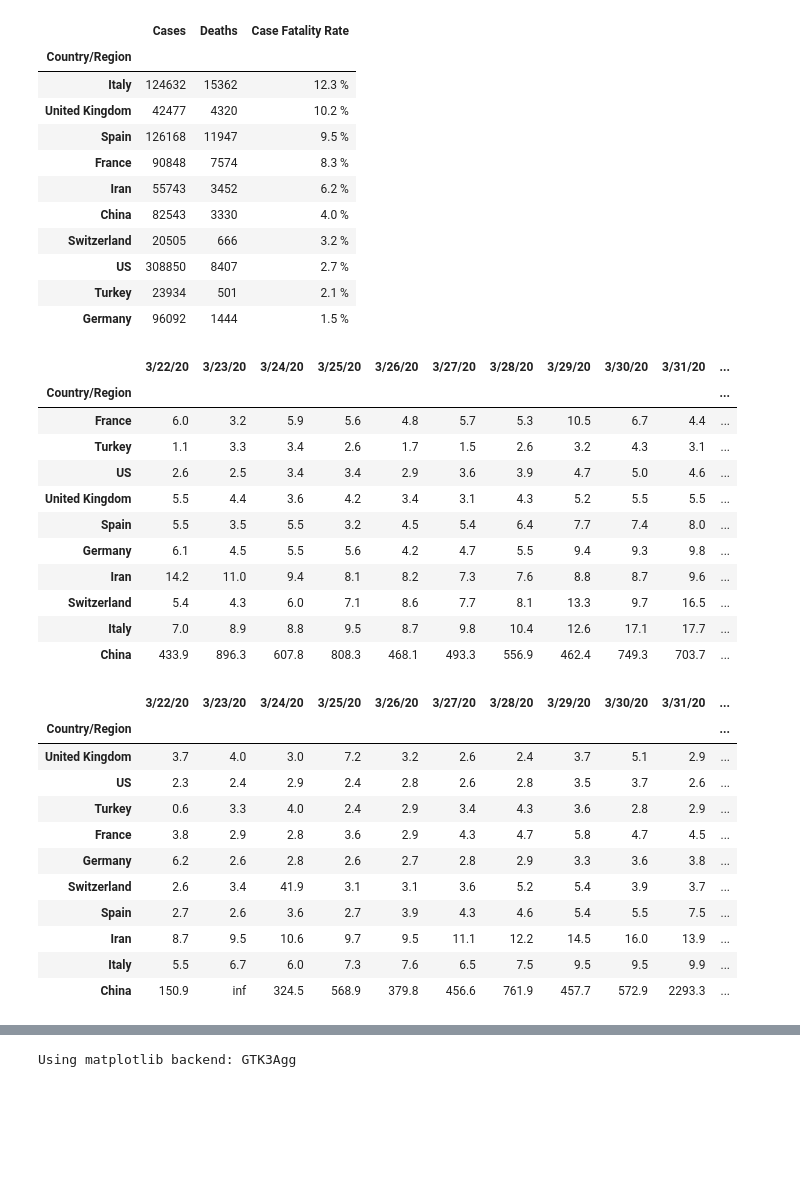
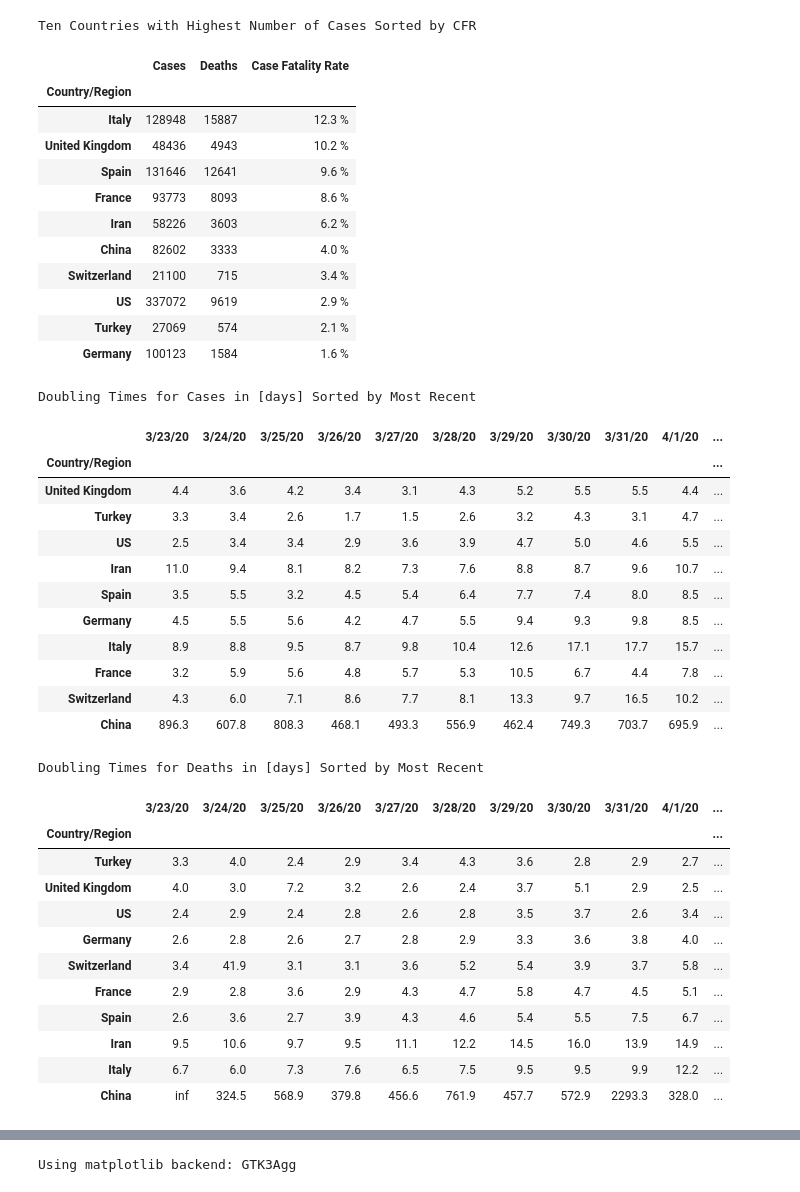
Before and after one commit to caseyjamesdavis/covid19-numbers, a Jupyter notebook: covid 19 numbers GLOBAL.ipynb, the cells around one changed output, grey strips where cells are left out. Cells and saved outputs as stored; diff of their text form; code cells hidden in the pictures; blank space fills up the shorter version.

```diff
--- a/covid 19 numbers GLOBAL.ipynb
+++ b/covid 19 numbers GLOBAL.ipynb
@@ -92,60 +95,63 @@ calc['Case Fatality Rate'] =  (calc['Deaths'] / calc['Cases']) * 100.0
 calc = calc.sort_values(by=['Case Fatality Rate'], ascending=False)
 
 # calc.style.bar(subset=['Cases'], align='left', color=['orange']).bar(subset=['Deaths'], align='left', color=['red']).format("{: .1f}")
-calc.style.bar(subset=['Cases'], align='left', color=['moccasin']).bar(subset=['Deaths'], align='left', color=['lightcoral']).format({"Case Fatality Rate": "{:5,.1f} %",})
+calc.style.bar(subset=['Cases'], align='left', color=['moccasin']).bar(subset=['Deaths'], align='left', color=['lightcoral']).format({"Case Fatality Rate": "{:5,.1f} %",}).set_caption("Ten Countries with Highest Number of Cases Sorted by CFR")
 # %% [output]
+Ten Countries with Highest Number of Cases Sorted by CFR
 |  | Cases | Deaths | Case Fatality Rate |
 | Country/Region |  |  |  |
-| Italy | 124632 | 15362 | 12.3 % |
-| United Kingdom | 42477 | 4320 | 10.2 % |
-| Spain | 126168 | 11947 | 9.5 % |
-| France | 90848 | 7574 | 8.3 % |
-| Iran | 55743 | 3452 | 6.2 % |
-| China | 82543 | 3330 | 4.0 % |
-| Switzerland | 20505 | 666 | 3.2 % |
-| US | 308850 | 8407 | 2.7 % |
-| Turkey | 23934 | 501 | 2.1 % |
-| Germany | 96092 | 1444 | 1.5 % |
+| Italy | 128948 | 15887 | 12.3 % |
+| United Kingdom | 48436 | 4943 | 10.2 % |
+| Spain | 131646 | 12641 | 9.6 % |
+| France | 93773 | 8093 | 8.6 % |
+| Iran | 58226 | 3603 | 6.2 % |
+| China | 82602 | 3333 | 4.0 % |
+| Switzerland | 21100 | 715 | 3.4 % |
+| US | 337072 | 9619 | 2.9 % |
+| Turkey | 27069 | 574 | 2.1 % |
+| Germany | 100123 | 1584 | 1.6 % |
 # %%
 cases_doubling_time = ln(2)/ln(1 + cases.loc[top_ten,:].pct_change(axis='columns'))
 cases_doubling_time = cases_doubling_time.loc[ :, cases.columns[-14:] ]
 
 cases_doubling_time = cases_doubling_time.sort_values(by=[cases_doubling_time.columns[-1]])
 
-cases_doubling_time.style.background_gradient(cmap='Greens', vmin=1.0, vmax=14.0).format("{:.1f}")
+cases_doubling_time.style.background_gradient(cmap='Greens', vmin=1.0, vmax=14.0).format("{:.1f}").set_caption("Doubling Times for Cases in [days] Sorted by Most Recent")
 # %% [output]
+Doubling Times for Cases in [days] Sorted by Most Recent
-|  | 3/22/20 | 3/23/20 | 3/24/20 | 3/25/20 | 3/26/20 | 3/27/20 | 3/28/20 | 3/29/20 | 3/30/20 | 3/31/20 | ... |
+|  | 3/23/20 | 3/24/20 | 3/25/20 | 3/26/20 | 3/27/20 | 3/28/20 | 3/29/20 | 3/30/20 | 3/31/20 | 4/1/20 | ... |
 | Country/Region |  |  |  |  |  |  |  |  |  |  | ... |
-| France | 6.0 | 3.2 | 5.9 | 5.6 | 4.8 | 5.7 | 5.3 | 10.5 | 6.7 | 4.4 | ... |
-| Turkey | 1.1 | 3.3 | 3.4 | 2.6 | 1.7 | 1.5 | 2.6 | 3.2 | 4.3 | 3.1 | ... |
-| US | 2.6 | 2.5 | 3.4 | 3.4 | 2.9 | 3.6 | 3.9 | 4.7 | 5.0 | 4.6 | ... |
-| United Kingdom | 5.5 | 4.4 | 3.6 | 4.2 | 3.4 | 3.1 | 4.3 | 5.2 | 5.5 | 5.5 | ... |
-| Spain | 5.5 | 3.5 | 5.5 | 3.2 | 4.5 | 5.4 | 6.4 | 7.7 | 7.4 | 8.0 | ... |
-| Germany | 6.1 | 4.5 | 5.5 | 5.6 | 4.2 | 4.7 | 5.5 | 9.4 | 9.3 | 9.8 | ... |
-| Iran | 14.2 | 11.0 | 9.4 | 8.1 | 8.2 | 7.3 | 7.6 | 8.8 | 8.7 | 9.6 | ... |
-| Switzerland | 5.4 | 4.3 | 6.0 | 7.1 | 8.6 | 7.7 | 8.1 | 13.3 | 9.7 | 16.5 | ... |
-| Italy | 7.0 | 8.9 | 8.8 | 9.5 | 8.7 | 9.8 | 10.4 | 12.6 | 17.1 | 17.7 | ... |
-| China | 433.9 | 896.3 | 607.8 | 808.3 | 468.1 | 493.3 | 556.9 | 462.4 | 749.3 | 703.7 | ... |
+| United Kingdom | 4.4 | 3.6 | 4.2 | 3.4 | 3.1 | 4.3 | 5.2 | 5.5 | 5.5 | 4.4 | ... |
+| Turkey | 3.3 | 3.4 | 2.6 | 1.7 | 1.5 | 2.6 | 3.2 | 4.3 | 3.1 | 4.7 | ... |
+| US | 2.5 | 3.4 | 3.4 | 2.9 | 3.6 | 3.9 | 4.7 | 5.0 | 4.6 | 5.5 | ... |
+| Iran | 11.0 | 9.4 | 8.1 | 8.2 | 7.3 | 7.6 | 8.8 | 8.7 | 9.6 | 10.7 | ... |
+| Spain | 3.5 | 5.5 | 3.2 | 4.5 | 5.4 | 6.4 | 7.7 | 7.4 | 8.0 | 8.5 | ... |
+| Germany | 4.5 | 5.5 | 5.6 | 4.2 | 4.7 | 5.5 | 9.4 | 9.3 | 9.8 | 8.5 | ... |
+| Italy | 8.9 | 8.8 | 9.5 | 8.7 | 9.8 | 10.4 | 12.6 | 17.1 | 17.7 | 15.7 | ... |
+| France | 3.2 | 5.9 | 5.6 | 4.8 | 5.7 | 5.3 | 10.5 | 6.7 | 4.4 | 7.8 | ... |
+| Switzerland | 4.3 | 6.0 | 7.1 | 8.6 | 7.7 | 8.1 | 13.3 | 9.7 | 16.5 | 10.2 | ... |
+| China | 896.3 | 607.8 | 808.3 | 468.1 | 493.3 | 556.9 | 462.4 | 749.3 | 703.7 | 695.9 | ... |
 # %%
 deaths_doubling_time = ln(2)/ln(1 + deaths.loc[top_ten,:].pct_change(axis='columns'))
 deaths_doubling_time = deaths_doubling_time.loc[ :, deaths.columns[-14:] ]
 
 deaths_doubling_time = deaths_doubling_time.sort_values(by=[deaths_doubling_time.columns[-1]])
 
-deaths_doubling_time.style.background_gradient(cmap='Reds_r', vmin=1.0, vmax=7.0).format("{:.1f}")
+deaths_doubling_time.style.background_gradient(cmap='Reds_r', vmin=1.0, vmax=7.0).format("{:.1f}").set_caption("Doubling Times for Deaths in [days] Sorted by Most Recent")
 # %% [output]
+Doubling Times for Deaths in [days] Sorted by Most Recent
-|  | 3/22/20 | 3/23/20 | 3/24/20 | 3/25/20 | 3/26/20 | 3/27/20 | 3/28/20 | 3/29/20 | 3/30/20 | 3/31/20 | ... |
+|  | 3/23/20 | 3/24/20 | 3/25/20 | 3/26/20 | 3/27/20 | 3/28/20 | 3/29/20 | 3/30/20 | 3/31/20 | 4/1/20 | ... |
 | Country/Region |  |  |  |  |  |  |  |  |  |  | ... |
-| United Kingdom | 3.7 | 4.0 | 3.0 | 7.2 | 3.2 | 2.6 | 2.4 | 3.7 | 5.1 | 2.9 | ... |
-| US | 2.3 | 2.4 | 2.9 | 2.4 | 2.8 | 2.6 | 2.8 | 3.5 | 3.7 | 2.6 | ... |
-| Turkey | 0.6 | 3.3 | 4.0 | 2.4 | 2.9 | 3.4 | 4.3 | 3.6 | 2.8 | 2.9 | ... |
-| France | 3.8 | 2.9 | 2.8 | 3.6 | 2.9 | 4.3 | 4.7 | 5.8 | 4.7 | 4.5 | ... |
-| Germany | 6.2 | 2.6 | 2.8 | 2.6 | 2.7 | 2.8 | 2.9 | 3.3 | 3.6 | 3.8 | ... |
-| Switzerland | 2.6 | 3.4 | 41.9 | 3.1 | 3.1 | 3.6 | 5.2 | 5.4 | 3.9 | 3.7 | ... |
-| Spain | 2.7 | 2.6 | 3.6 | 2.7 | 3.9 | 4.3 | 4.6 | 5.4 | 5.5 | 7.5 | ... |
-| Iran | 8.7 | 9.5 | 10.6 | 9.7 | 9.5 | 11.1 | 12.2 | 14.5 | 16.0 | 13.9 | ... |
-| Italy | 5.5 | 6.7 | 6.0 | 7.3 | 7.6 | 6.5 | 7.5 | 9.5 | 9.5 | 9.9 | ... |
-| China | 150.9 | inf | 324.5 | 568.9 | 379.8 | 456.6 | 761.9 | 457.7 | 572.9 | 2293.3 | ... |
+| Turkey | 3.3 | 4.0 | 2.4 | 2.9 | 3.4 | 4.3 | 3.6 | 2.8 | 2.9 | 2.7 | ... |
+| United Kingdom | 4.0 | 3.0 | 7.2 | 3.2 | 2.6 | 2.4 | 3.7 | 5.1 | 2.9 | 2.5 | ... |
+| US | 2.4 | 2.9 | 2.4 | 2.8 | 2.6 | 2.8 | 3.5 | 3.7 | 2.6 | 3.4 | ... |
+| Germany | 2.6 | 2.8 | 2.6 | 2.7 | 2.8 | 2.9 | 3.3 | 3.6 | 3.8 | 4.0 | ... |
+| Switzerland | 3.4 | 41.9 | 3.1 | 3.1 | 3.6 | 5.2 | 5.4 | 3.9 | 3.7 | 5.8 | ... |
+| France | 2.9 | 2.8 | 3.6 | 2.9 | 4.3 | 4.7 | 5.8 | 4.7 | 4.5 | 5.1 | ... |
+| Spain | 2.6 | 3.6 | 2.7 | 3.9 | 4.3 | 4.6 | 5.4 | 5.5 | 7.5 | 6.7 | ... |
+| Iran | 9.5 | 10.6 | 9.7 | 9.5 | 11.1 | 12.2 | 14.5 | 16.0 | 13.9 | 14.9 | ... |
+| Italy | 6.7 | 6.0 | 7.3 | 7.6 | 6.5 | 7.5 | 9.5 | 9.5 | 9.9 | 12.2 | ... |
+| China | inf | 324.5 | 568.9 | 379.8 | 456.6 | 761.9 | 457.7 | 572.9 | 2293.3 | 328.0 | ... |
 # %%
 pop_dict = [
     {'Country/Region': 'US', 'population': 327.2e6},
```
Also changed, not shown: parts of 8 cells of this notebook, 15 other files.
